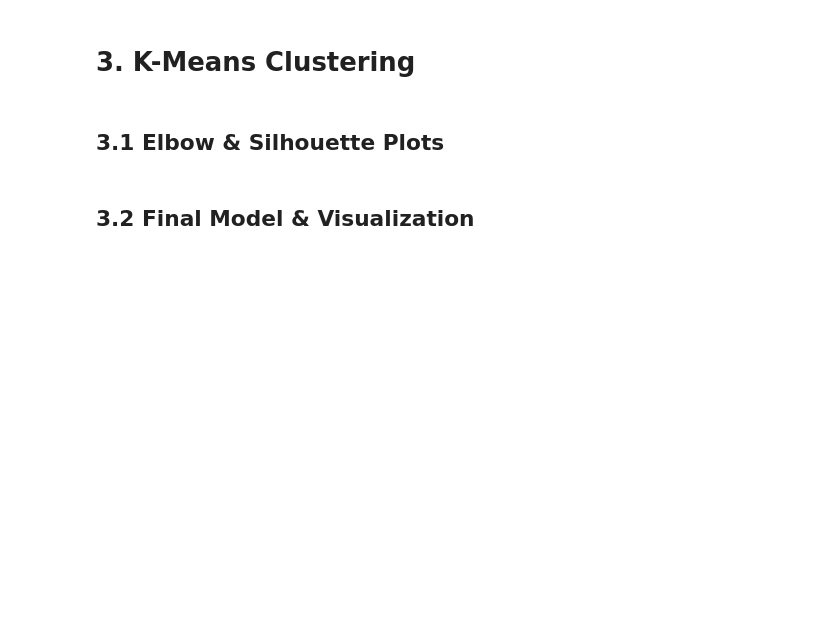
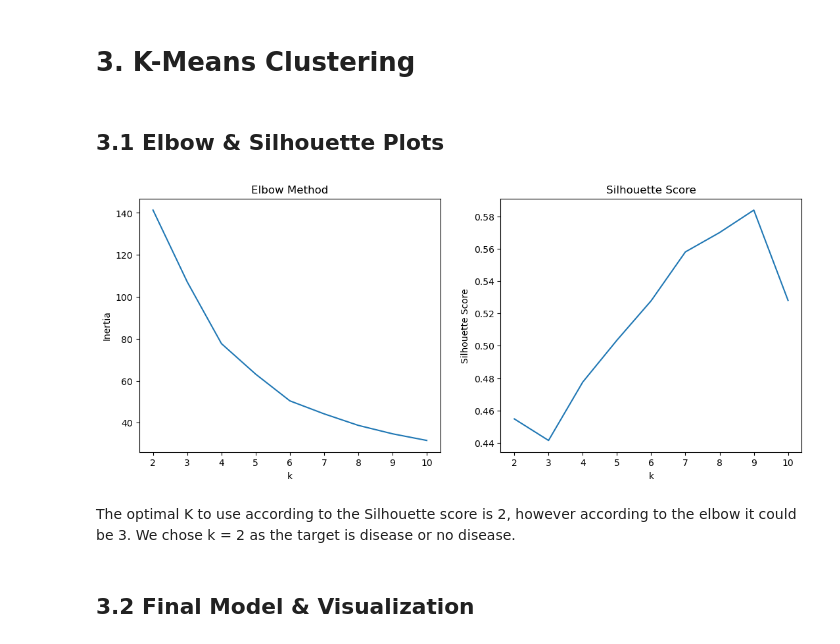
Before and after one commit to Joaomuianga/ML-team-collaboration, a Jupyter notebook: notebooks/Team11_UnsupervisedLearning_Notebook.ipynb, the cells around one changed output. Cells and saved outputs as stored; diff of their text form; code cells hidden in the pictures; blank space fills up the shorter version.

```diff
--- a/notebooks/Team11_UnsupervisedLearning_Notebook.ipynb
+++ b/notebooks/Team11_UnsupervisedLearning_Notebook.ipynb
@@ -606,7 +612,40 @@ Common features:
 k-Best 7 selected features are in the top 9 PCA features.
 # %% [markdown]
 # 3. K-Means Clustering
+# %%
+K_range = range(2, 11)
+inertias = []
+scores = []
+
+for k in K_range:
+    kmeans = KMeans(n_clusters=k, n_init= 10, random_state=42)
+    kmeans.fit(X_clustering)
+
+    inertias.append(kmeans.inertia_)
+
+    silhouette = silhouette_score(X_clustering, kmeans.labels_)
+    scores.append(silhouette)
 # %% [markdown]
 ## 3.1 Elbow & Silhouette Plots
+# %%
+fig, (ax1, ax2) = plt.subplots(1, 2, figsize=(13, 5))
+
+ax1.plot(list(K_range), inertias)
+ax1.set_xlabel("k")
+ax1.set_ylabel("Inertia")
+ax1.set_title("Elbow Method")
+
+
+ax2.plot(list(K_range), scores)
+ax2.set_xlabel("k")
+ax2.set_ylabel("Silhouette Score")
+ax2.set_title("Silhouette Score")
+
+
+plt.show()
+# %% [output]
+[figure, added]
+# %% [markdown]
+The optimal K to use according to the Silhouette score is 2, however according to the elbow it could be 3. We chose k = 2 as the target is disease or no disease.
 # %% [markdown]
 ## 3.2 Final Model & Visualization
```
Also changed, not shown: parts of 10 cells of this notebook.
